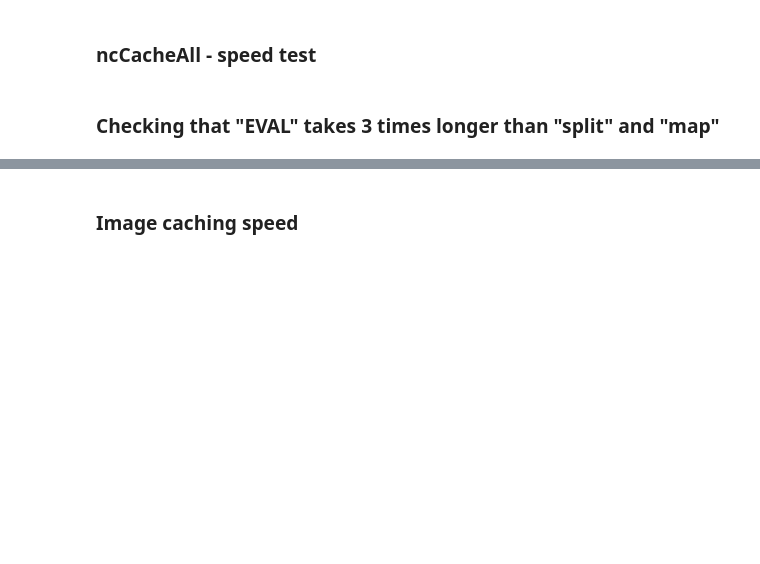
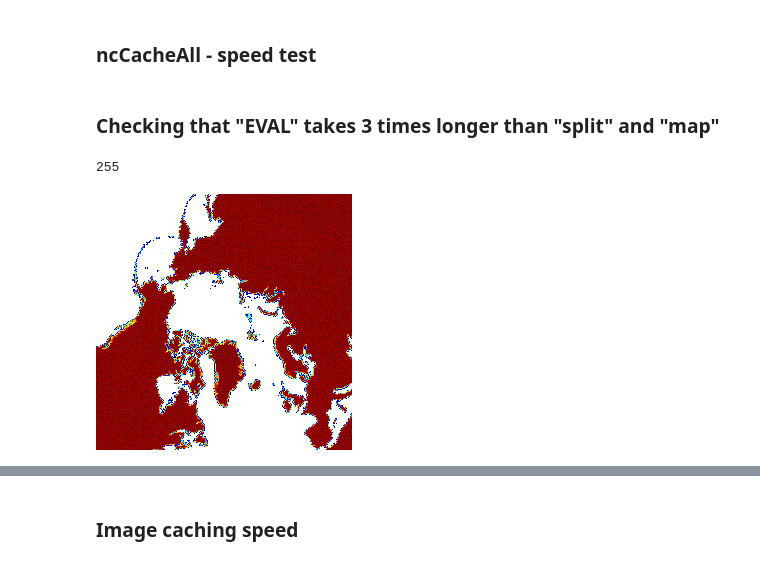
Before and after one commit to magican/PySOL, a Jupyter notebook: notebooks/Drafts/warmup_ncwms.ipynb, the cells around one changed output, grey strips where cells are left out. Saved outputs shown, nothing was run; the diff lists cells and outputs as text; code cells hidden in the pictures; blank space fills up the shorter version.

```diff
--- a/notebooks/Drafts/warmup_ncwms.ipynb
+++ b/notebooks/Drafts/warmup_ncwms.ipynb
@@ -393,0 +475,9 @@ bodyPIL = np.asarray(Image.open(bufPIL), np.uint8)
+# %%
+array.max()
+# %% [output]
+255
+# %%
+img2 = Image.open(bufPIL)
+img2
+# %% [output]
+[figure, added]
```
Also changed, not shown: parts of 23 cells of this notebook, 15 other files.
